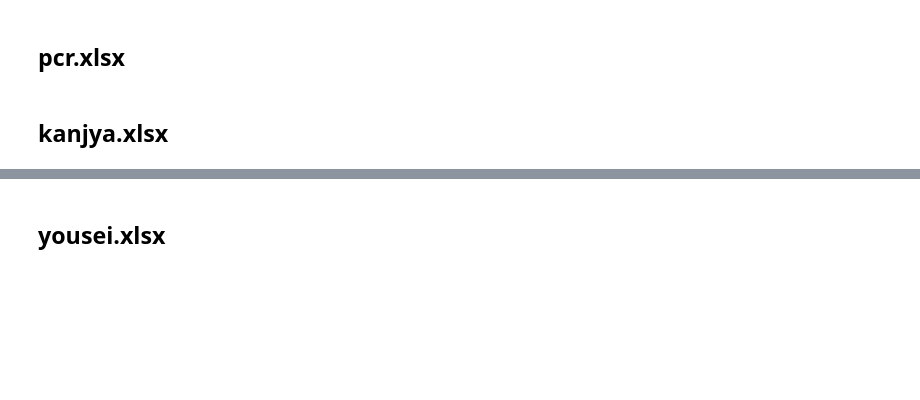
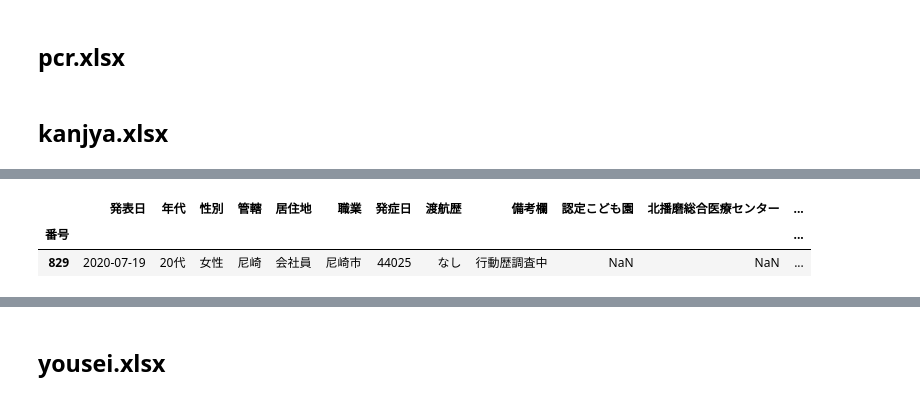
Before and after one commit to imabari/covid19-data, a Jupyter notebook: hyougo/hyougo_json_isoformat.ipynb, the cells around one changed output, grey strips where cells are left out. Saved outputs shown, nothing was run; the diff lists cells and outputs as text; code cells hidden in the pictures; blank space fills up the shorter version.

```diff
--- a/hyougo/hyougo_json_isoformat.ipynb
+++ b/hyougo/hyougo_json_isoformat.ipynb
@@ -476,0 +518,6 @@ df_kanja = df_kanja.drop(738)
+# %%
+df_kanja[df_kanja["居住地"].isin(nlist)]
+# %% [output]
+|  | 発表日 | 年代 | 性別 | 管轄 | 居住地 | 職業 | 発症日 | 渡航歴 | 備考欄 | 認定こども園 | 北播磨総合医療センター | ... |
+| 番号 |  |  |  |  |  |  |  |  |  |  |  | ... |
+| 829 | 2020-07-19 | 20代 | 女性 | 尼崎 | 会社員 | 尼崎市 | 44025 | なし | 行動歴調査中 | NaN | NaN | ... |
```
Also changed, not shown: parts of 17 cells of this notebook.
